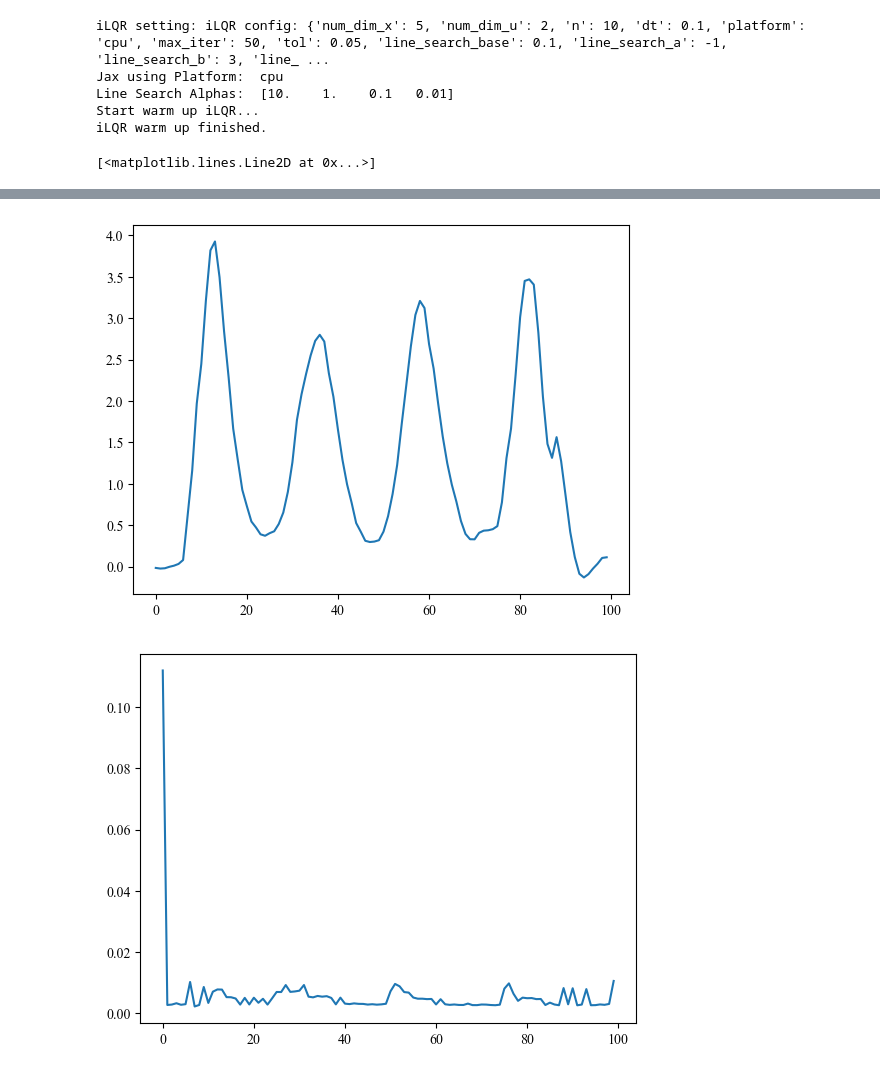
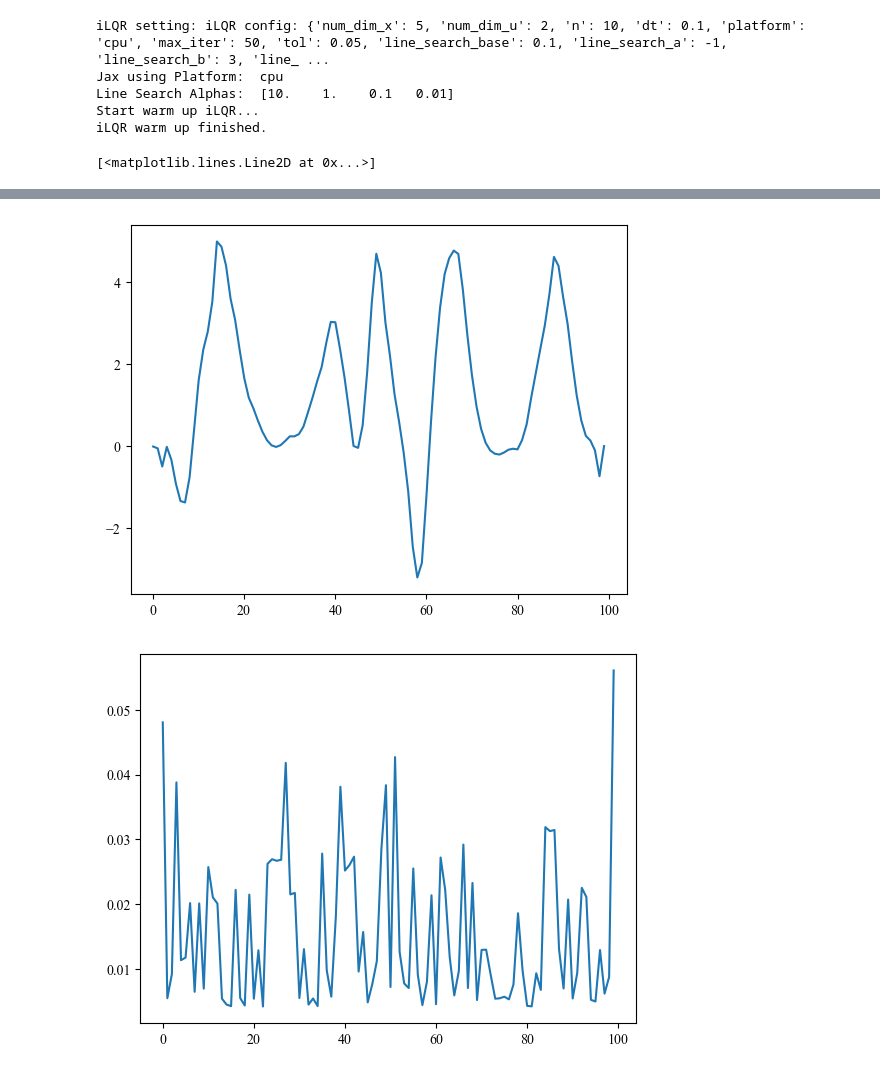
Before and after one commit to SafeRoboticsLab/PrincetonRaceCar_planning, a Jupyter notebook: scripts/planner/test_ilqr.ipynb, the cells around one changed output, grey strips where cells are left out. Saved outputs shown, nothing was run; the diff lists cells and outputs as text; code cells hidden in the pictures.

```diff
--- a/scripts/planner/test_ilqr.ipynb
+++ b/scripts/planner/test_ilqr.ipynb
@@ -116,5 +120,5 @@ Text(0.5, 1.0, 'Lateral Acceleration')
 # %%
-x_cur = np.array([0., 0., 2., 0., 0.])  # Initial state.
+x_cur = np.array([0., 0., 0, 0., 0.])  # Initial state.
 
 # Load ILQR
 centerline = load_path('outerloop_center_smooth.csv')
@@ -125,15 +129,15 @@ solver = iLQR() #(config_file)
 solver.update_path(path)
 
 obs1 = np.array([[-1, -1, -0.5, -0.5], [5.3, 5.8, 5.8, 5.3]]).T
-obs2 = np.array([[1, 1.25, 1.5, 1.5, 1.25, 1], [5.8, 5.4, 5.8 , 6.0, 6.2, 6.0]]).T
+obs2 = np.array([[1, 1.25, 1.5, 1.5, 1.25, 1], [5.2, 4.8, 5.2 , 5.4, 5.6, 5.4]]).T
 obs3 = np.array([[2.5, 2.5, 2, 2], [-0, 0.5, 0.5, -0]]).T
 # obs4 = np.array([[-200, -200, -1.5, -1.5], [0.5, 1, 1, 0.5]]).T
 obs_list = [[obs1 for _ in range(10)],
-            # [obs2 for _ in range(10)],
+            [obs2 for _ in range(10)],
             [obs3 for _ in range(10)]]
             # [obs4 for _ in range(10)]]
-# solver.update_obstacles(obs_list)
-solver.update_obstacles([])
+solver.update_obstacles(obs_list)
+# solver.update_obstacles([])
 
 # define some parameters
 n = 10
@@ -158,14 +162,14 @@ for i in (pbar := tqdm.tqdm(range(itr_receding))):
     plt.clf()
     path.plot_track()
 
-    # p = Polygon(obs1, facecolor = 'k')
-    # plt.gca().add_patch(p)
+    p = Polygon(obs1, facecolor = 'k')
+    plt.gca().add_patch(p)
 
-    # p = Polygon(obs2, facecolor = 'k')
-    # plt.gca().add_patch(p)
+    p = Polygon(obs2, facecolor = 'k')
+    plt.gca().add_patch(p)
 
-    # p = Polygon(obs3, facecolor = 'k')
-    # plt.gca().add_patch(p)
+    p = Polygon(obs3, facecolor = 'k')
+    plt.gca().add_patch(p)
 
     # p = Polygon(obs4, facecolor = 'k')
     # plt.gca().add_patch(p)
@@ -213,5 +217,5 @@ iLQR warm up finished.
-[figure, old version]
+[figure, new version]
-[figure, old version]
+[figure, new version]
 # %%
 a = np.random.randn(2,20)
 b = np.zeros_like(a)
```
Also changed, not shown: parts of 4 cells of this notebook, 12 other files.
